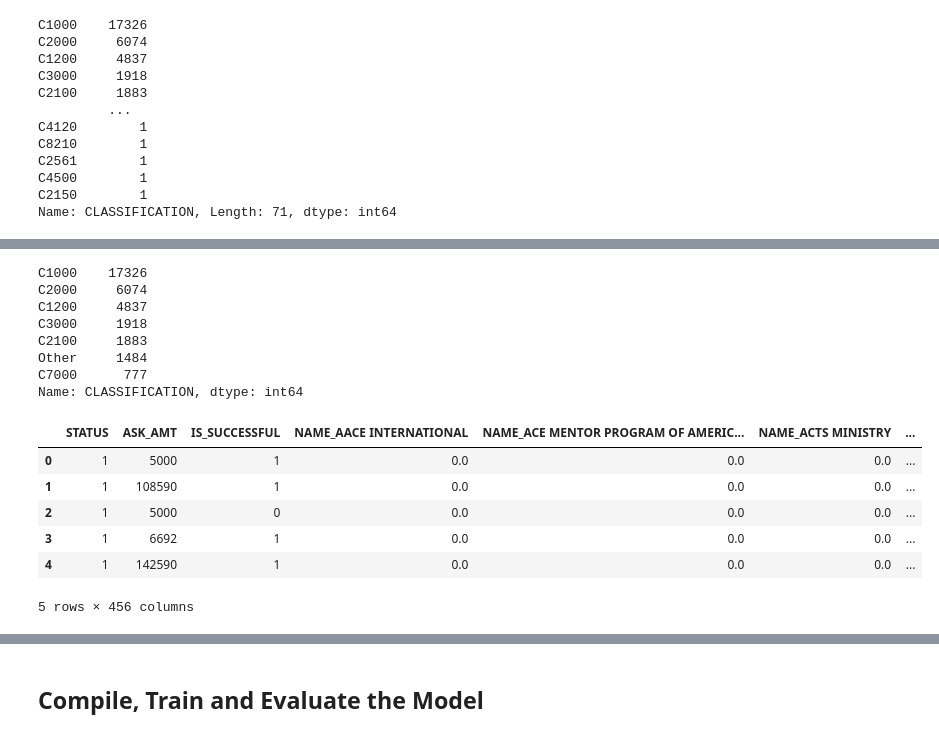
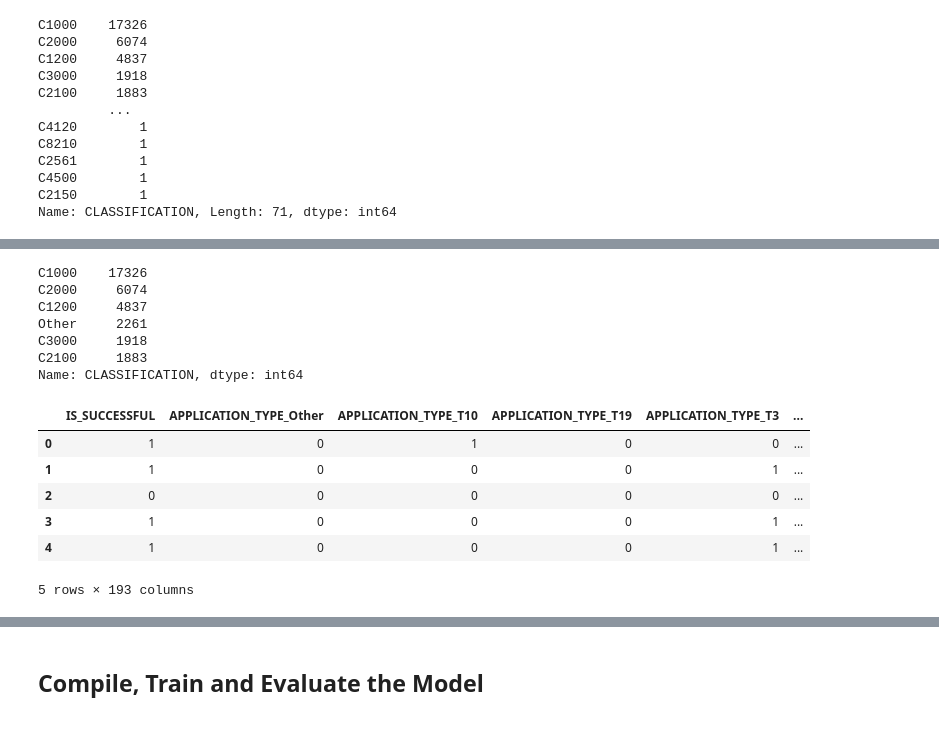
Before and after one commit to Nerdosth/venture-success-deeplearning-predictor, a Jupyter notebook: Optimization_Attempt_2.ipynb, the cells around one changed output, grey strips where cells are left out. Cells and saved outputs as stored; diff of their text form; code cells hidden in the pictures.

Commit message:
check point

```diff
--- a/Optimization_Attempt_2.ipynb
+++ b/Optimization_Attempt_2.ipynb
@@ -44,0 +62,7 @@ dtype: int64
+# %%
+# Replace in dataframe
+for count in ammount_types_to_replace:
+    application_df['ASK_AMT'] = application_df['ASK_AMT'].replace(count,"Other")
+
+# Check to make sure binning was successful
+application_df['ASK_AMT'].value_counts()
@@ -61,7 +104,7 @@ Name: NAME, Length: 19568, dtype: int64
 # %%
 # Assign values counts to a variable to create bins.
-name_counts = application_df['NAME'].value_counts()
-# gather all the NAME types that will be binned into "Other"
-name_types_to_replace = list(name_counts [name_counts <5].index)
-name_types_to_replace
+application_counts = application_df['APPLICATION_TYPE'].value_counts()
+# gather all the application types that will be binned into "Other"
+application_types_to_replace = list(application_counts[application_counts<500].index)
+application_types_to_replace
 # %% [output]
@@ -85,8 +112,8 @@ name_types_to_replace
 # %%
 # Replace in dataframe
-for name in name_types_to_replace:
-    application_df['NAME'] = application_df['NAME'].replace(name,"Other")
+for app in application_types_to_replace:
+    application_df['APPLICATION_TYPE'] = application_df['APPLICATION_TYPE'].replace(app,"Other")
 
 # Check to make sure binning was successful
-application_df['NAME'].value_counts()
+application_df['APPLICATION_TYPE'].value_counts()
 # %% [output]
@@ -138,7 +168,7 @@ Name: CLASSIFICATION, Length: 71, dtype: int64
 # Choose a cutoff value and create a list of classifications to be replaced
 # use the variable name `classifications_to_replace`
 classification_counts = application_df['CLASSIFICATION'].value_counts()
-classifications_to_replace = list(classification_counts[classification_counts<400].index)
+classifications_to_replace = list(classification_counts[classification_counts<1000].index)
 
 # Replace in dataframe
 for cls in classifications_to_replace:
@@ -150,23 +180,22 @@ application_df['CLASSIFICATION'].value_counts()
 C1000    17326
 C2000     6074
 C1200     4837
+Other     2261
 C3000     1918
 C2100     1883
-Other     1484
-C7000      777
 Name: CLASSIFICATION, dtype: int64
 # %%
 # Convert categorical data to numeric with `pd.get_dummies`
-application_dummy_df = pd.get_dummies(application_df, dtype=float)
+application_dummy_df = pd.get_dummies(application_df)
 application_dummy_df.head()
 # %% [output]
-|  | STATUS | ASK_AMT | IS_SUCCESSFUL | NAME_AACE INTERNATIONAL | NAME_ACE MENTOR PROGRAM OF AMERIC... | NAME_ACTS MINISTRY | ... |
-| 0 | 1 | 5000 | 1 | 0.0 | 0.0 | 0.0 | ... |
-| 1 | 1 | 108590 | 1 | 0.0 | 0.0 | 0.0 | ... |
-| 2 | 1 | 5000 | 0 | 0.0 | 0.0 | 0.0 | ... |
-| 3 | 1 | 6692 | 1 | 0.0 | 0.0 | 0.0 | ... |
-| 4 | 1 | 142590 | 1 | 0.0 | 0.0 | 0.0 | ... |
+|  | IS_SUCCESSFUL | APPLICATION_TYPE_Other | APPLICATION_TYPE_T10 | APPLICATION_TYPE_T19 | APPLICATION_TYPE_T3 | ... |
+| 0 | 1 | 0 | 1 | 0 | 0 | ... |
+| 1 | 1 | 0 | 0 | 0 | 1 | ... |
+| 2 | 0 | 0 | 0 | 0 | 0 | ... |
+| 3 | 1 | 0 | 0 | 0 | 1 | ... |
+| 4 | 1 | 0 | 0 | 0 | 1 | ... |
-5 rows × 456 columns
+5 rows × 193 columns
 # %%
 # Split our preprocessed data into our features and target arrays
 X = application_dummy_df.drop("IS_SUCCESSFUL", axis=1).values
```
Also changed, not shown: parts of 22 cells of this notebook, 13 other files.
